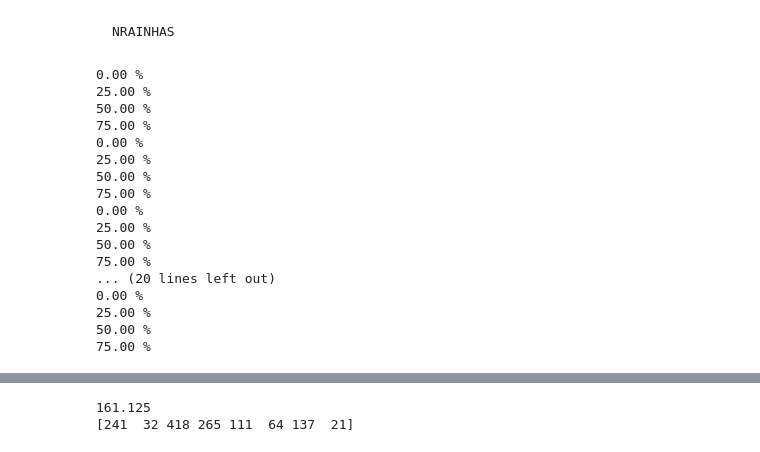
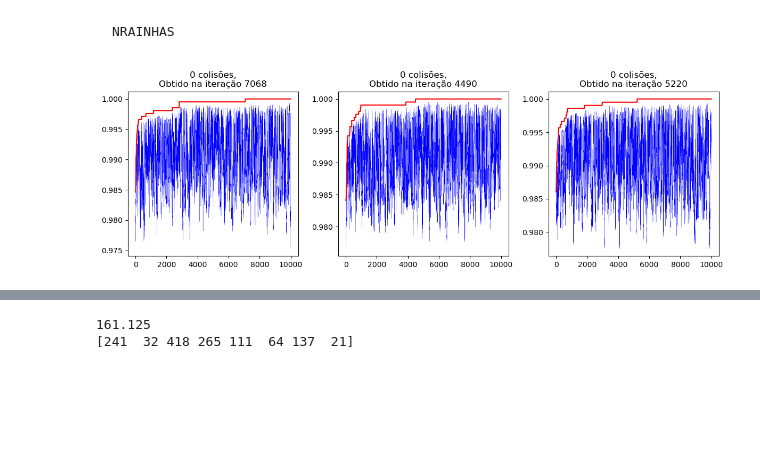
Before and after one commit to ThiagoBrandenburg/Implementacoes-IA, a Jupyter notebook: AlgoritmoGenetico/nb_nrainhas.ipynb, the cells around one changed output, grey strips where cells are left out. Saved outputs shown, nothing was run; the diff lists cells and outputs as text; code cells hidden in the pictures; blank space fills up the shorter version.

```diff
--- a/AlgoritmoGenetico/nb_nrainhas.ipynb
+++ b/AlgoritmoGenetico/nb_nrainhas.ipynb
@@ -34,30 +34,34 @@ ambientes = Parallel(n_jobs=-1)(
     delayed(run)(ambiente) for ambiente in ambientes
 )
 # %%
-config = Leitor().loadConfig('data/data_nrainhas16.txt')
-problem = Nrainhas(16)
-ambientes = [Ambiente(config=config,problem=problem,parallel=False,tournament_win_rate=0.9) for _ in range(9)]
-from multiprocessing import Pool
-with Pool() as pool:
-    pool.imap(lambda ambiente: ambiente.run(step=250), ambientes)
+config = Leitor().loadConfig('data/data_nrainhas64.txt')
+problem = Nrainhas()
+ambientes64 = [
+    Ambiente(
+        config=config,
+        problem=problem,
+        parallel=False,
+    ) for _ in range(10)
+]
+def run(ambiente:Ambiente):
+    ambiente.run()
+    return ambiente
+
+ambientes64 = Parallel(n_jobs=-1)(
+    delayed(run)(ambiente) for ambiente in ambientes64
+)
-# %% [output]
-0.00 %
-25.00 %
-50.00 %
-75.00 %
-0.00 %
-25.00 %
-50.00 %
-75.00 %
-0.00 %
-25.00 %
-50.00 %
-75.00 %
-... (20 lines left out)
-0.00 %
-25.00 %
-50.00 %
-75.00 %
+# %%
+fig, axes = plt.subplots(1,3,figsize=(12,4))
+for i in range(3):
+    j = i + 0
+    colisoes = problem.objective_function(problem.decode(ambientes64[i].elite_population[0]))
+    posicao = np.array(ambientes64[j].results_best).argmax()
+    frase = str(colisoes)+' colisões' + ',\nObtido na iteração ' + str(posicao)
+    sns.lineplot(ambientes64[j].results_mean,color='Blue',ax=axes[i],linewidth=0.2)
+    sns.lineplot(ambientes64[j].results_best,color='Red',ax=axes[i]).set(title=frase)
+plt.tight_layout()
+# %% [output]
+[figure, added]
 # %%
 fig, axes = plt.subplots(1,3,figsize=(12,4))
 for i in range(3):
```
Also changed, not shown: parts of 4 cells of this notebook, 13 other files.
